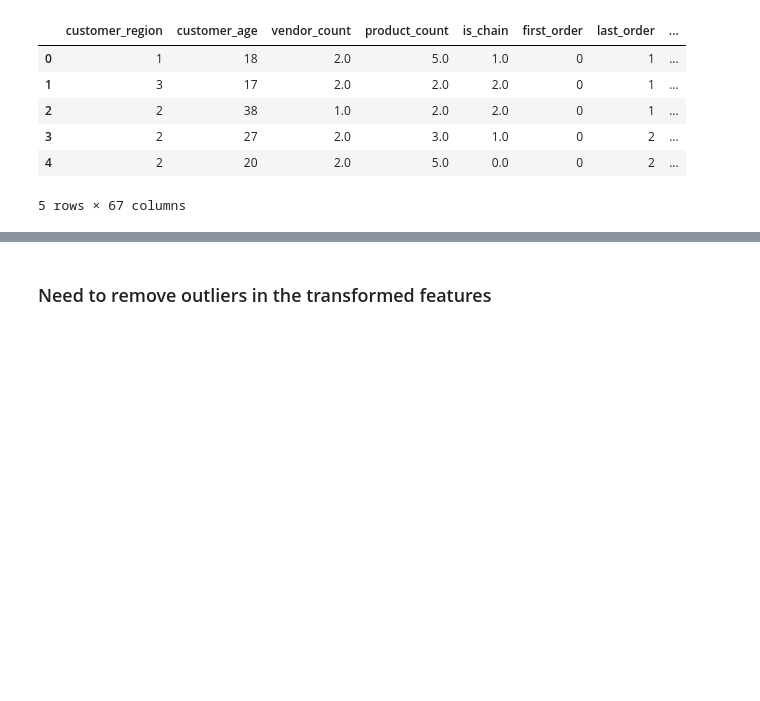
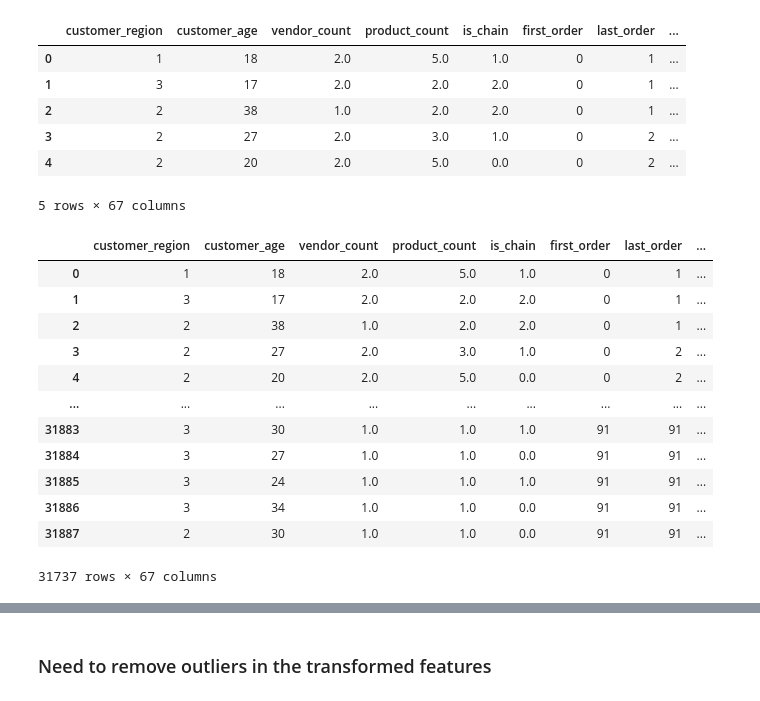
Before and after one commit to diogoruivo47/Data-Mining, a Jupyter notebook: final_preprocessing.ipynb, the cells around one changed output, grey strips where cells are left out. Drawn from its saved outputs; the diff is of its cells as text; code cells hidden in the pictures; blank space fills up the shorter version.

```diff
--- a/final_preprocessing.ipynb
+++ b/final_preprocessing.ipynb
@@ -757,3 +712,20 @@ df.head(5)
 | 3 | 2 | 27 | 2.0 | 3.0 | 1.0 | 0 | 2 | ... |
 | 4 | 2 | 20 | 2.0 | 5.0 | 0.0 | 0 | 2 | ... |
 5 rows × 67 columns
+# %%
+pd.set_option('display.max_columns', None)
+df
+# %% [output]
+|  | customer_region | customer_age | vendor_count | product_count | is_chain | first_order | last_order | ... |
+| 0 | 1 | 18 | 2.0 | 5.0 | 1.0 | 0 | 1 | ... |
+| 1 | 3 | 17 | 2.0 | 2.0 | 2.0 | 0 | 1 | ... |
+| 2 | 2 | 38 | 1.0 | 2.0 | 2.0 | 0 | 1 | ... |
+| 3 | 2 | 27 | 2.0 | 3.0 | 1.0 | 0 | 2 | ... |
+| 4 | 2 | 20 | 2.0 | 5.0 | 0.0 | 0 | 2 | ... |
+| ... | ... | ... | ... | ... | ... | ... | ... | ... |
+| 31883 | 3 | 30 | 1.0 | 1.0 | 1.0 | 91 | 91 | ... |
+| 31884 | 3 | 27 | 1.0 | 1.0 | 0.0 | 91 | 91 | ... |
+| 31885 | 3 | 24 | 1.0 | 1.0 | 1.0 | 91 | 91 | ... |
+| 31886 | 3 | 34 | 1.0 | 1.0 | 0.0 | 91 | 91 | ... |
+| 31887 | 2 | 30 | 1.0 | 1.0 | 0.0 | 91 | 91 | ... |
+31737 rows × 67 columns
```
Also changed, not shown: parts of 15 cells of this notebook.
